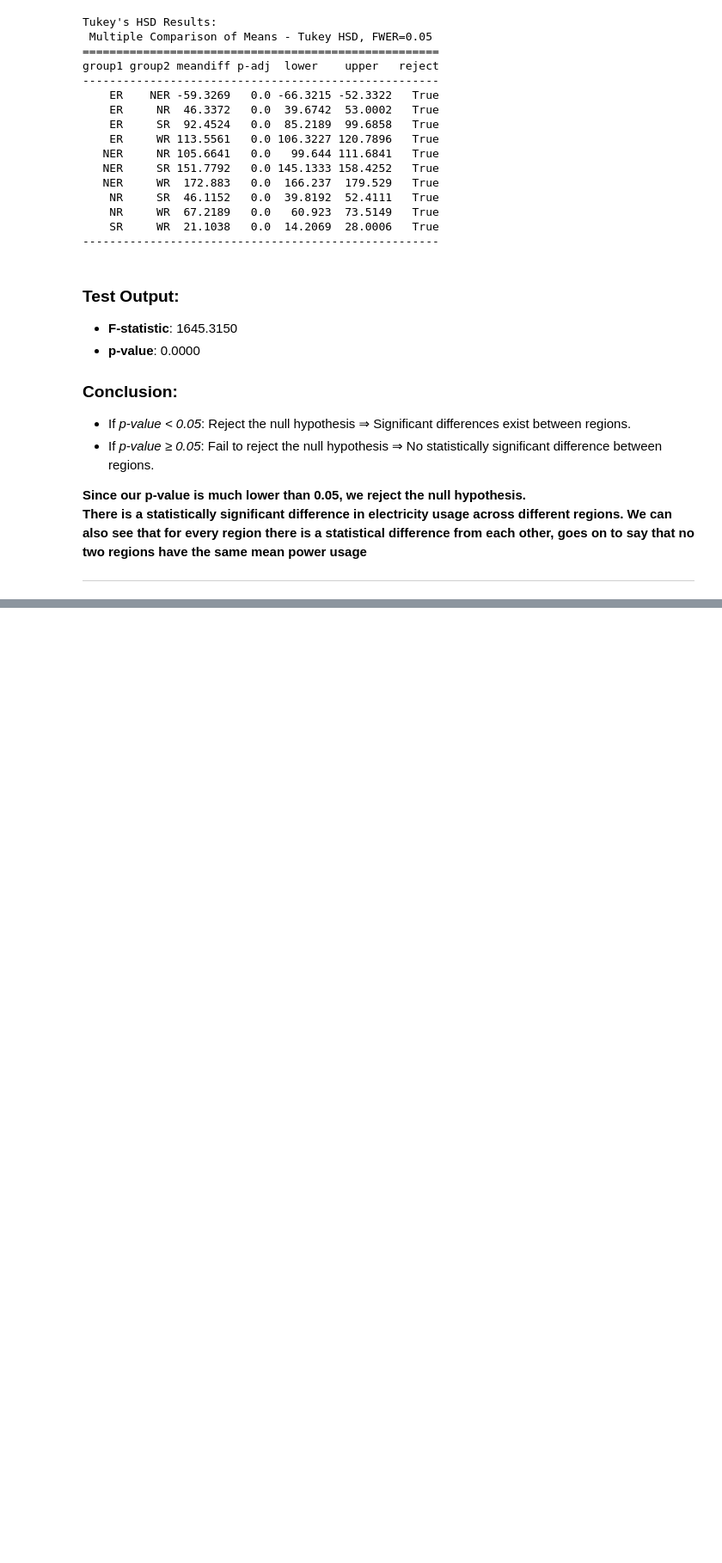
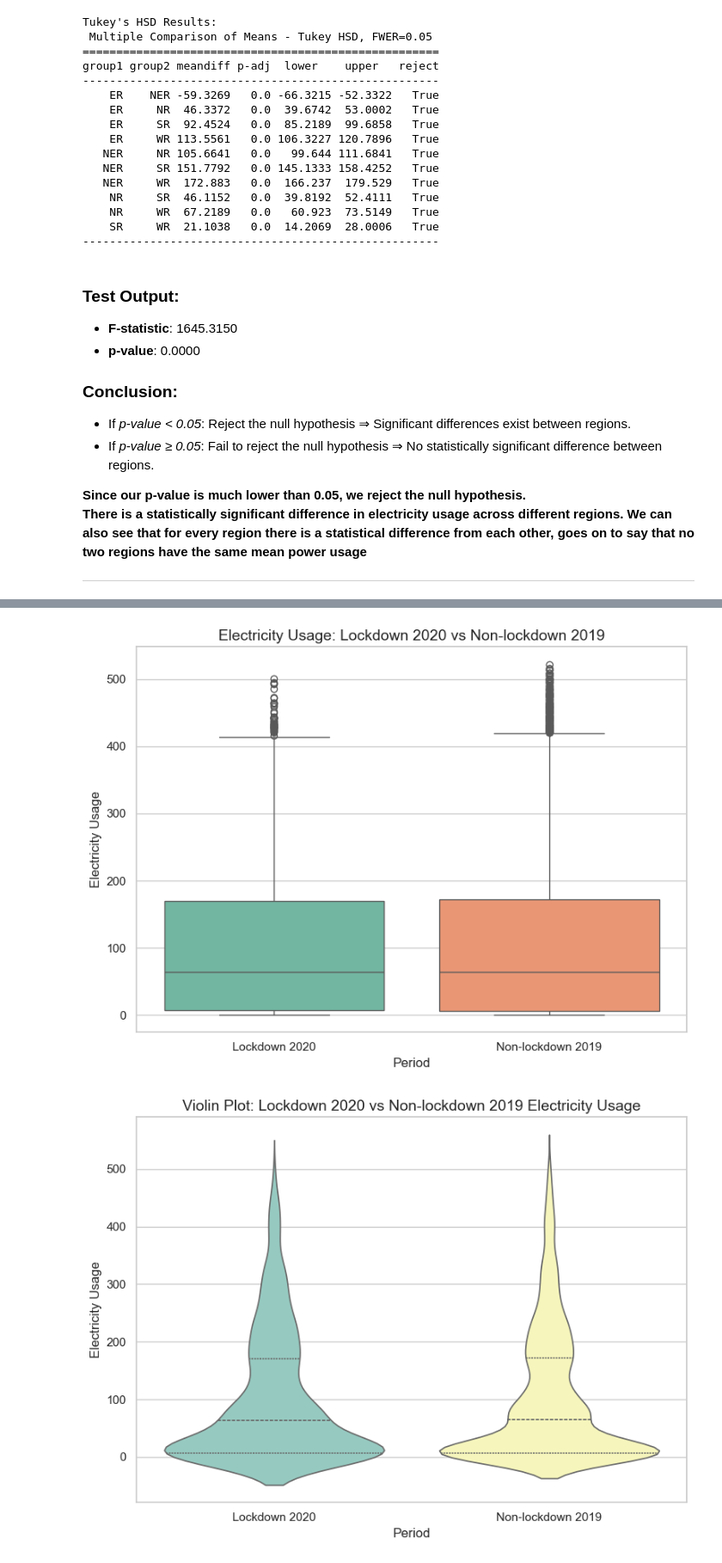
Before and after one commit to Shreyas-Dharmatti/Shreyas-Dharmatti.github.io, a Jupyter notebook: IDS-Assignment/writing.ipynb, the cells around one changed output, grey strips where cells are left out. Shown at 86% size. Drawn from its saved outputs; the diff is of its cells as text; code cells hidden in the pictures; blank space fills up the shorter version.

Commit message:
test4

```diff
--- a/IDS-Assignment/writing.ipynb
+++ b/IDS-Assignment/writing.ipynb
@@ -898,0 +909,69 @@ There is a statistically significant difference in electricity usage across diff
+# %%
+import pandas as pd
+import numpy as np
+from scipy import stats
+import matplotlib.pyplot as plt
+import seaborn as sns
+import warnings
+
+# Ignore warnings
+warnings.filterwarnings("ignore")
+
+# Load dataset
+df = pd.read_csv('long_data_.csv')
+
+# Convert Dates column to datetime
+df['Dates'] = pd.to_datetime(df['Dates'], format="%d/%m/%Y %H:%M:%S")
+
+# Step 1: Create 'Year' and 'Month' columns
+df['Year'] = df['Dates'].dt.year
+df['Month'] = df['Dates'].dt.month
+
+# Step 2: Filter lockdown period (March-May) for 2020 and non-lockdown period for 2019
+lockdown_months = [3, 4, 5]
+
+# 2020 lockdown months
+df_lockdown_2020 = df[(df['Year'] == 2020) & (df['Month'].isin(lockdown_months))]
+
+# 2019 non-lockdown period (outside March-May)
+df_non_lockdown_2019 = df[(df['Year'] == 2019) & (~df['Month'].isin(lockdown_months))]
+
+# Step 3: Descriptive statistics
+print("Lockdown Period Statistics (2020) vs Non-lockdown Period (2019):")
+print("\n2020 Lockdown Period:")
+print(df_lockdown_2020['Usage'].describe())
+
+print("\n2019 Non-lockdown Period:")
+print(df_non_lockdown_2019['Usage'].describe())
+
+# Step 4: Perform two-sample t-test
+t_stat, p_value = stats.ttest_ind(df_lockdown_2020['Usage'], df_non_lockdown_2019['Usage'], equal_var=False)
+
+# Step 5: Output results
+print("\nT-Test Result (2020 Lockdown vs 2019 Non-lockdown Usage):")
+print(f"T-statistic: {t_stat:.4f}")
+print(f"P-value: {p_value:.4f}")
+
+# Add 'Period' labels
+df_lockdown_2020['Period'] = 'Lockdown 2020'
+df_non_lockdown_2019['Period'] = 'Non-lockdown 2019'
+
+# Combine both into one DataFrame
+plot_df = pd.concat([df_lockdown_2020, df_non_lockdown_2019], ignore_index=True)
+
+# Boxplot
+plt.figure(figsize=(8, 6))
+sns.boxplot(data=plot_df, x='Period', y='Usage', palette='Set2')
+plt.title('Electricity Usage: Lockdown 2020 vs Non-lockdown 2019', fontsize=14)
+plt.ylabel('Electricity Usage')
+plt.tight_layout()
+plt.show()
+
+# Violin plot
+plt.figure(figsize=(8, 6))
+sns.violinplot(data=plot_df, x='Period', y='Usage', palette='Set3', inner='quartile')
+plt.title('Violin Plot: Lockdown 2020 vs Non-lockdown 2019 Electricity Usage', fontsize=14)
+plt.ylabel('Electricity Usage')
+plt.tight_layout()
+plt.show()
+# %% [output]
@@ -898,0 +995,2 @@ There is a statistically significant difference in electricity usage across diff
+[figure, added]
+[figure, added]
```
Also changed, not shown: parts of 3 cells of this notebook.
